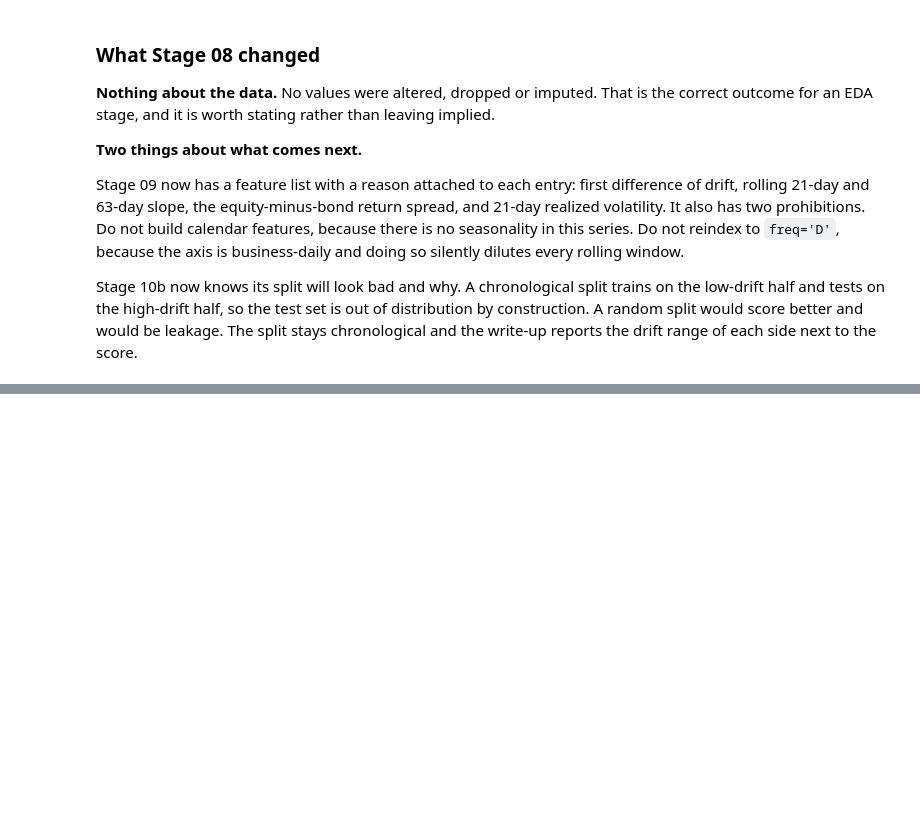
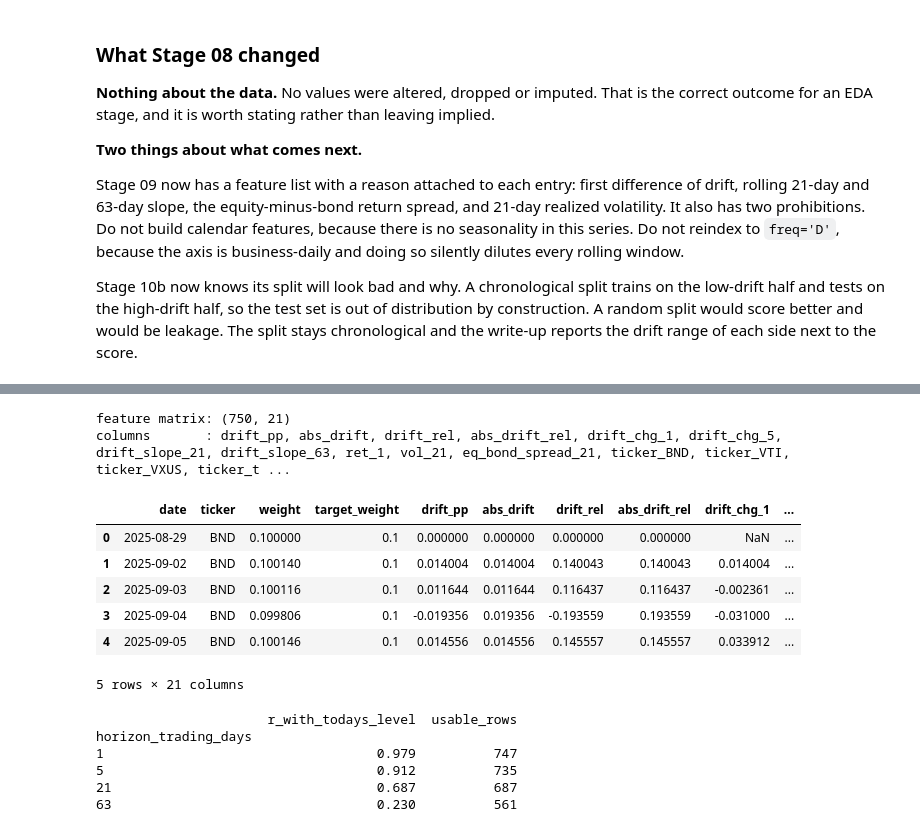
Before and after one commit to anna-cui/bootcamp_Anna_Cui, a Jupyter notebook: project/notebooks/project_pipeline.ipynb, the cells around one changed output, grey strips where cells are left out. Cells and saved outputs as stored; diff of their text form; code cells hidden in the pictures; blank space fills up the shorter version.

Commit message:
Stage 09 project: pipeline feature section, run end to end

```diff
--- a/project/notebooks/project_pipeline.ipynb
+++ b/project/notebooks/project_pipeline.ipynb
@@ -928,0 +941,51 @@ chronological and the write-up reports the drift range of each side next to the
+# %%
+# --- Stage 09 setup ---
+from src import features as fe
+
+HORIZON = 21          # trading days; the choice is justified two cells below
+TARGET = f'y_absdrift_fwd_{HORIZON}'
+
+# One call, from the cleaned prices alone. `raw_reloaded` is passed only so
+# `close_was_filled` can compare observed against filled closes.
+features = fe.build_feature_matrix(prices_clean, TARGET_WEIGHTS,
+                                   prices_raw=raw_reloaded, horizon=HORIZON)
+
+print('feature matrix:', features.shape)
+print('columns       :', ', '.join(c for c in features.columns if c not in
+                                   ('date', 'ticker', 'weight', 'target_weight')))
+features.head()
+# %% [output]
+feature matrix: (750, 21)
+columns       : drift_pp, abs_drift, drift_rel, abs_drift_rel, drift_chg_1, drift_chg_5, drift_slope_21, drift_slope_63, ret_1, vol_21, eq_bond_spread_21, ticker_BND, ticker_VTI, ticker_VXUS, ticker_t ...
+|  | date | ticker | weight | target_weight | drift_pp | abs_drift | drift_rel | abs_drift_rel | drift_chg_1 | ... |
+| 0 | 2025-08-29 | BND | 0.100000 | 0.1 | 0.000000 | 0.000000 | 0.000000 | 0.000000 | NaN | ... |
+| 1 | 2025-09-02 | BND | 0.100140 | 0.1 | 0.014004 | 0.014004 | 0.140043 | 0.140043 | 0.014004 | ... |
+| 2 | 2025-09-03 | BND | 0.100116 | 0.1 | 0.011644 | 0.011644 | 0.116437 | 0.116437 | -0.002361 | ... |
+| 3 | 2025-09-04 | BND | 0.099806 | 0.1 | -0.019356 | 0.019356 | -0.193559 | 0.193559 | -0.031000 | ... |
+| 4 | 2025-09-05 | BND | 0.100146 | 0.1 | 0.014556 | 0.014556 | 0.145557 | 0.145557 | 0.033912 | ... |
+5 rows × 21 columns
+# %%
+# Why 21 days and not 1. Today's absolute drift against its own future value:
+rows = []
+base = fe.drift_features(fe.drift_panel(prices_clean, TARGET_WEIGHTS),
+                         TARGET_WEIGHTS, slope_windows=())
+for h in (1, 5, 21, 63):
+    frame = fe.make_forward_target(base, horizon=h)
+    pair = frame[['abs_drift', f'y_absdrift_fwd_{h}']].dropna()
+    rows.append({'horizon_trading_days': h,
+                 'r_with_todays_level': pair.iloc[:, 0].corr(pair.iloc[:, 1]),
+                 'usable_rows': len(pair)})
+horizon_choice = pd.DataFrame(rows).set_index('horizon_trading_days').round(3)
+print(horizon_choice.to_string())
+
+assert horizon_choice.loc[1, 'r_with_todays_level'] > 0.95, \
+    'a 1-day horizon should be near-trivially predictable; if it is not, the trend broke'
+assert horizon_choice.loc[HORIZON, 'r_with_todays_level'] < 0.80, \
+    'the chosen horizon must leave something for the other features to explain'
+# %% [output]
+                      r_with_todays_level  usable_rows
+horizon_trading_days
+1                                   0.979          747
+5                                   0.912          735
+21                                  0.687          687
+63                                  0.230          561
```
Also changed, not shown: parts of 18 cells of this notebook, 11 other files.
